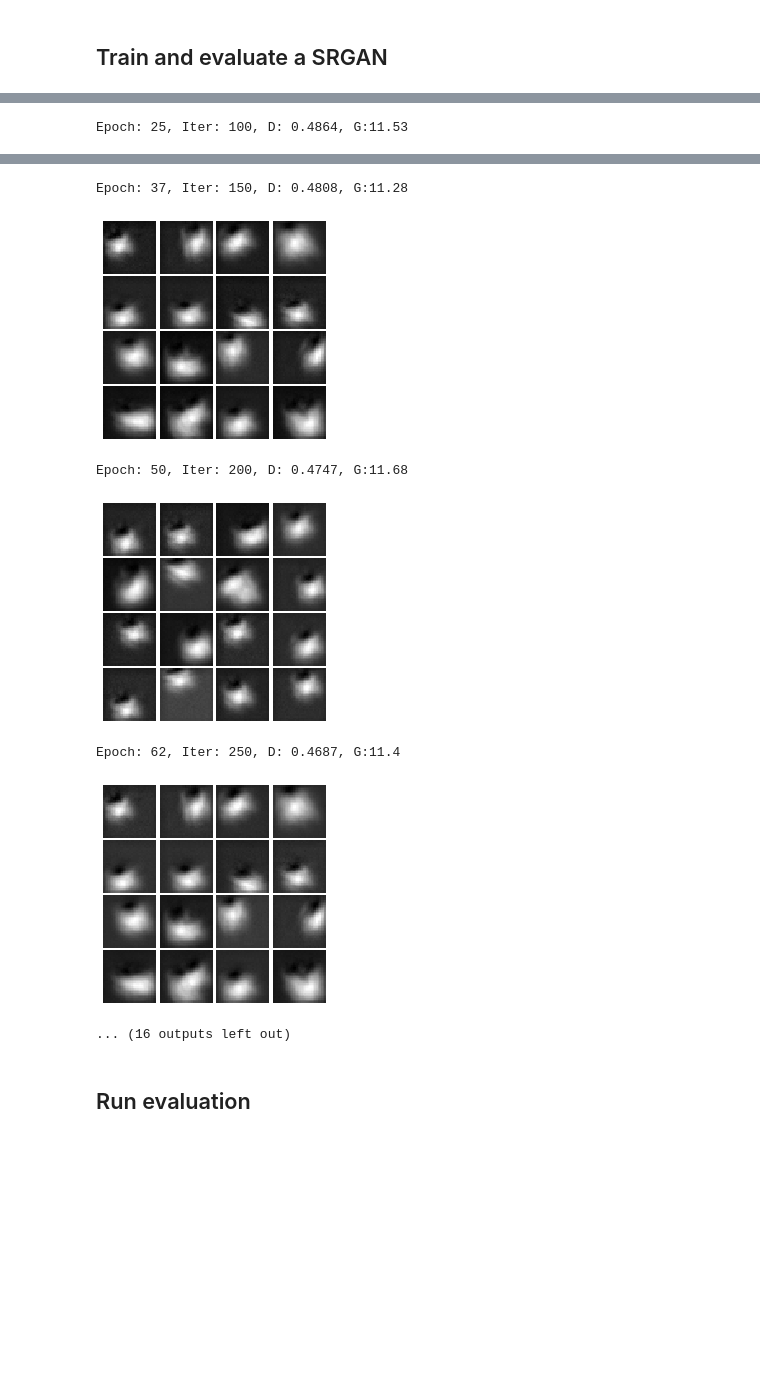
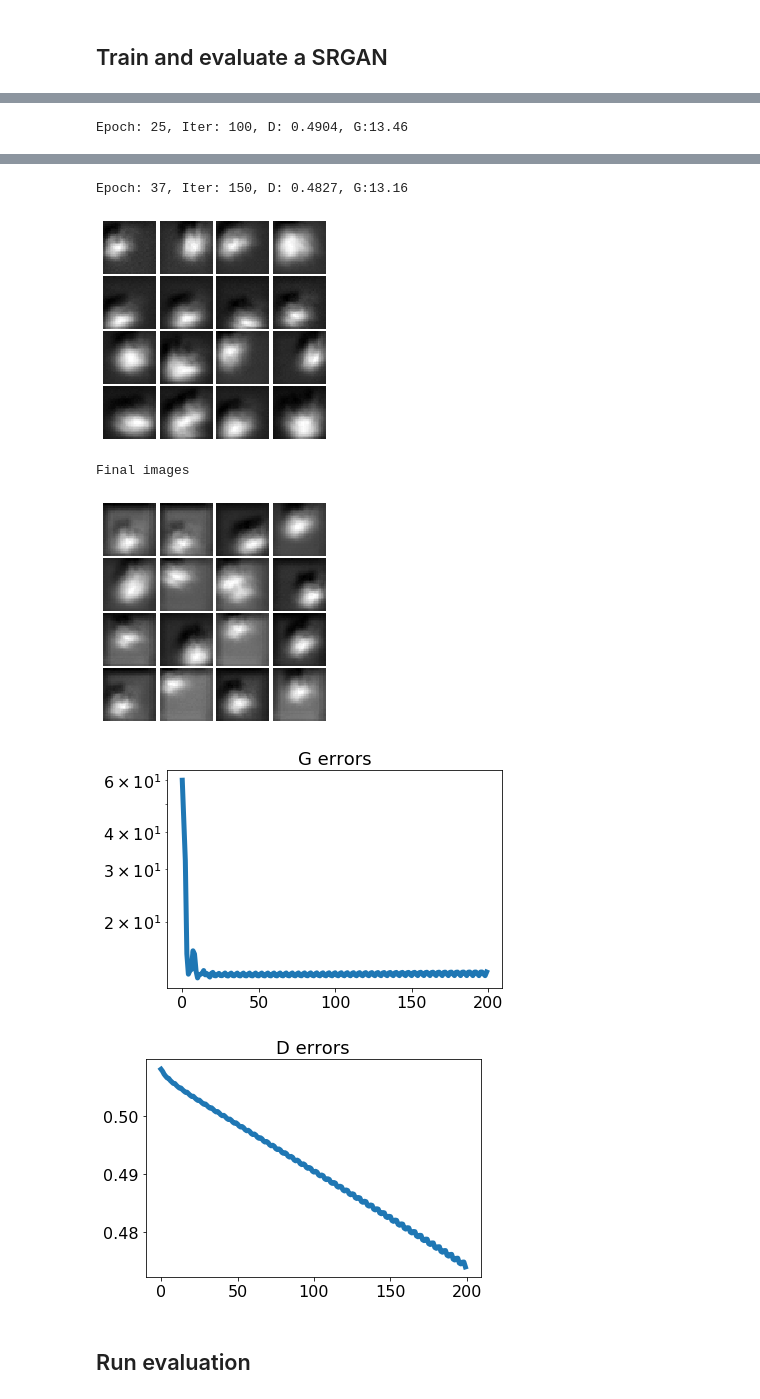
Before and after one commit to priyakasimbeg/cs231n, a Jupyter notebook: deployGANL2.ipynb, the cells around one changed output, grey strips where cells are left out. Saved outputs shown, nothing was run; the diff lists cells and outputs as text; code cells hidden in the pictures; blank space fills up the shorter version.

Commit message:
added recomputed png images

```diff
--- a/deployGANL2.ipynb
+++ b/deployGANL2.ipynb
@@ -55,7 +55,7 @@ with tf.device("/device:GPU:2"):
 
     # Run it!
     g_errors, d_errors  = run_a_gan(srgan, D_solver, G_solver, losses, validation_losses,
-                                    num_epochs=140, batch_size=BATCH_SIZE, show_every=50,
+                                    num_epochs=50, batch_size=BATCH_SIZE, show_every=50,
                                     late_dlr=DLR2, late_glr=GLR2,
                                     gen_steps_per_discrimination=STEPS,
                                    model_name=NAME)
@@ -75 +75 @@ Epoch: 12, Iter: 50, D: 0.4918, G:11.16
-Epoch: 25, Iter: 100, D: 0.4864, G:11.53
+Epoch: 25, Iter: 100, D: 0.4904, G:13.46
@@ -77,10 +77,9 @@ Epoch: 25, Iter: 100, D: 0.4864, G:11.53
-Epoch: 37, Iter: 150, D: 0.4808, G:11.28
+Epoch: 37, Iter: 150, D: 0.4827, G:13.16
-[figure, old version]
+[figure, new version]
-Epoch: 50, Iter: 200, D: 0.4747, G:11.68
+Final images
-[figure, old version]
+[figure, new version]
-Epoch: 62, Iter: 250, D: 0.4687, G:11.4
-[figure, old version]
+[figure, new version]
-... (16 outputs left out)
+[figure, added]
 # %% [markdown]
 ## Run evaluation
 # %%
```
Also changed, not shown: parts of 2 cells of this notebook, 23 other files.
